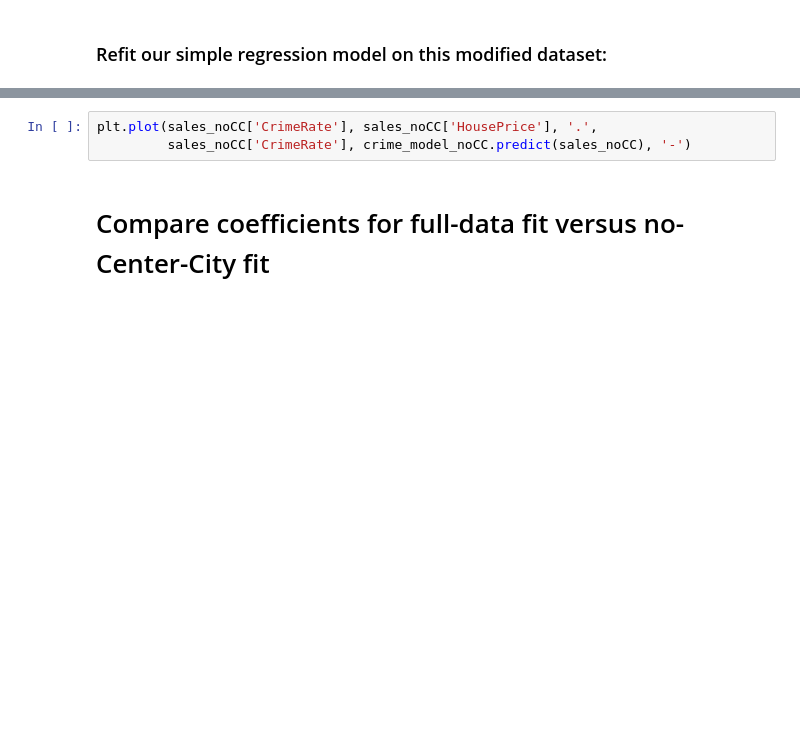
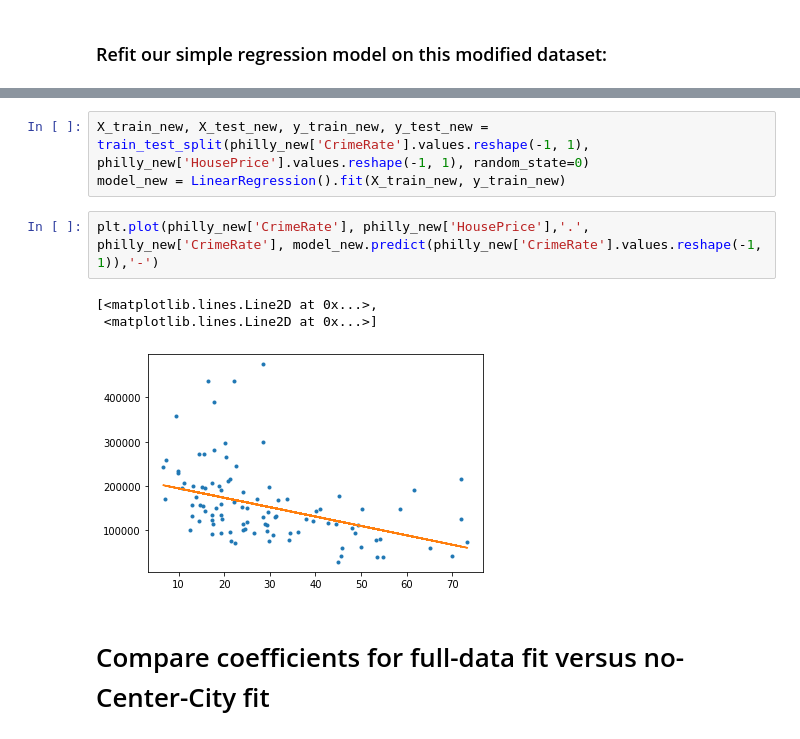
Before and after one commit to syedmeesamali/CourseraPlus, a Jupyter notebook: 6_ML_Combined_Courses/Practice/Pandas_PhillyCrime.ipynb, the cells around one changed output, grey strips where cells are left out. Saved outputs shown, nothing was run; the diff lists cells and outputs as text; blank space fills up the shorter version.

```diff
--- a/6_ML_Combined_Courses/Practice/Pandas_PhillyCrime.ipynb
+++ b/6_ML_Combined_Courses/Practice/Pandas_PhillyCrime.ipynb
@@ -90,6 +78,14 @@ crime_model_noCC = turicreate.linear_regression.create(
-# %%
-plt.plot(sales_noCC['CrimeRate'], sales_noCC['HousePrice'], '.',
-         sales_noCC['CrimeRate'], crime_model_noCC.predict(sales_noCC), '-')
+# %%
+X_train_new, X_test_new, y_train_new, y_test_new = train_test_split(philly_new['CrimeRate'].values.reshape(-1, 1),
+philly_new['HousePrice'].values.reshape(-1, 1), random_state=0)
+model_new = LinearRegression().fit(X_train_new, y_train_new)
+# %%
+plt.plot(philly_new['CrimeRate'], philly_new['HousePrice'],'.',
+philly_new['CrimeRate'], model_new.predict(philly_new['CrimeRate'].values.reshape(-1, 1)),'-')
+# %% [output]
+[<matplotlib.lines.Line2D at 0x...>,
+ <matplotlib.lines.Line2D at 0x...>]
+[figure, added]
 # %% [markdown]
 # Compare coefficients for full-data fit versus no-Center-City fit
 # %% [markdown]
```
Also changed, not shown: parts of 25 cells of this notebook.
